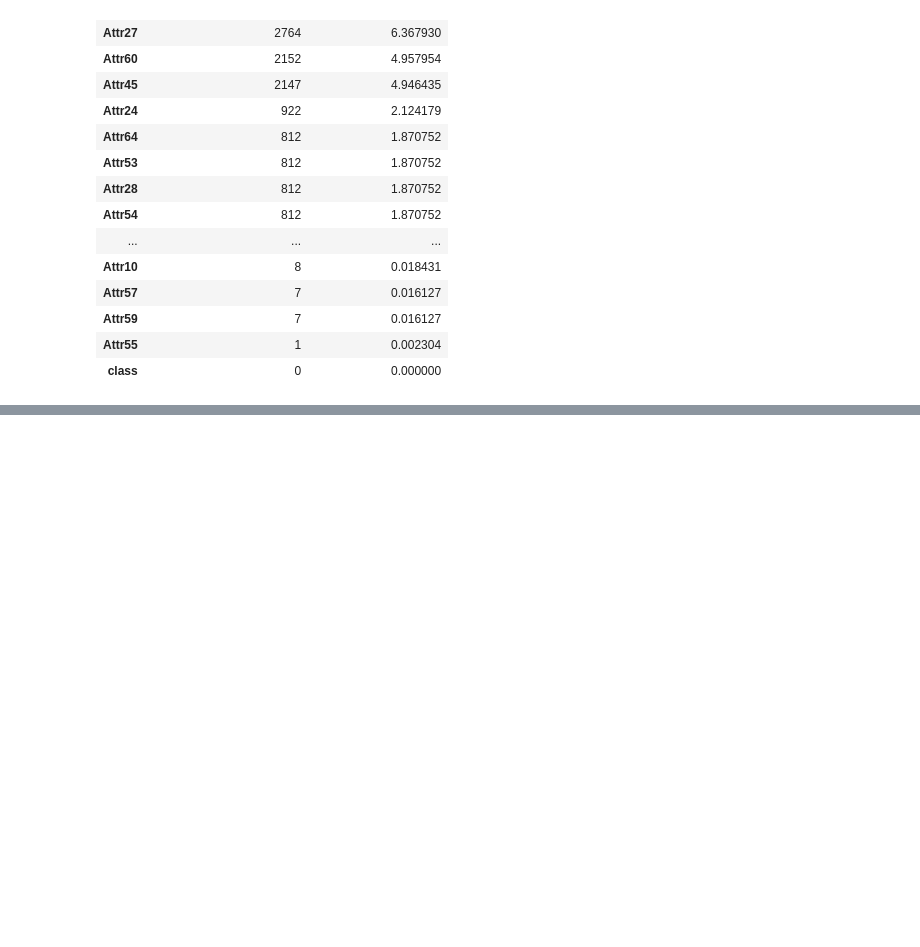
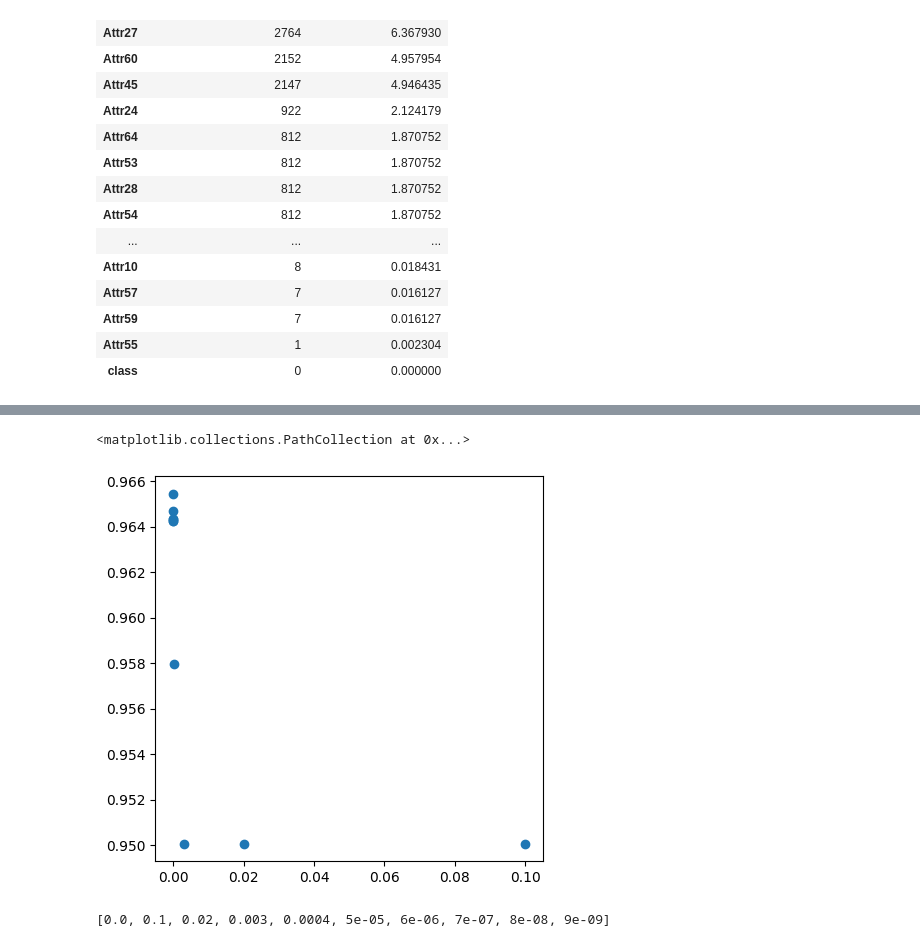
Before and after one commit to zharris1/Bank, a Jupyter notebook: case_study_4.ipynb, the cells around one changed output, grey strips where cells are left out. Cells and saved outputs as stored; diff of their text form; code cells hidden in the pictures; blank space fills up the shorter version.

```diff
--- a/case_study_4.ipynb
+++ b/case_study_4.ipynb
@@ -185,7 +189,14 @@ for i in np.arange(10):
                                      max_samples=None)
     modelRF.fit(X_train, y_train);
     y[i]=modelRF.score(X_test,y_test);
-    x[i]=ccp_alpha
+    x[i]=modelRF.ccp_alpha
 # %%
 plt.rcParams["figure.figsize"] = (5,5)
-plt.plot(x,y)
+plt.scatter(x,y)
+# %% [output]
+<matplotlib.collections.PathCollection at 0x...>
+[figure, added]
+# %%
+x
+# %% [output]
+[0.0, 0.1, 0.02, 0.003, 0.0004, 5e-05, 6e-06, 7e-07, 8e-08, 9e-09]
```
Also changed, not shown: parts of 4 cells of this notebook.
